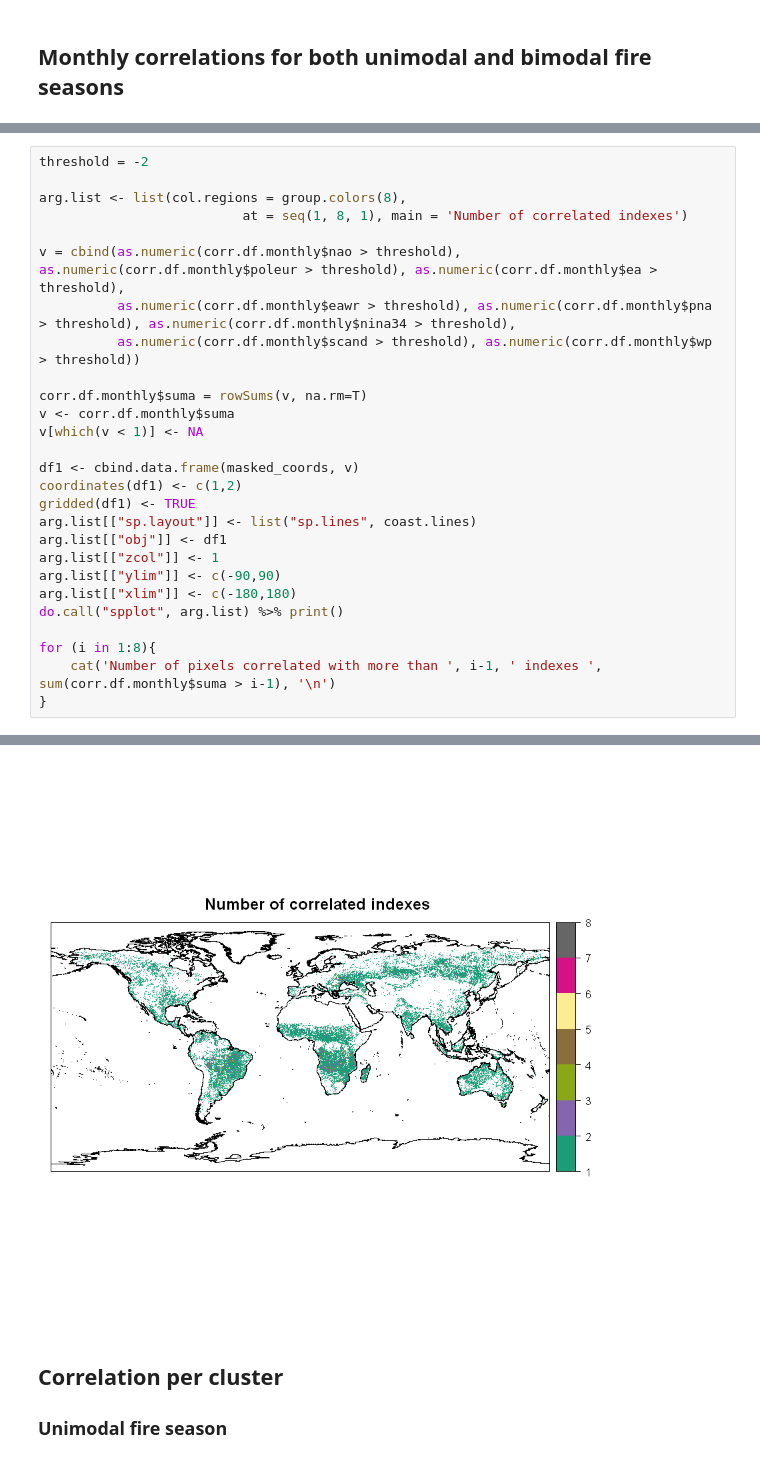
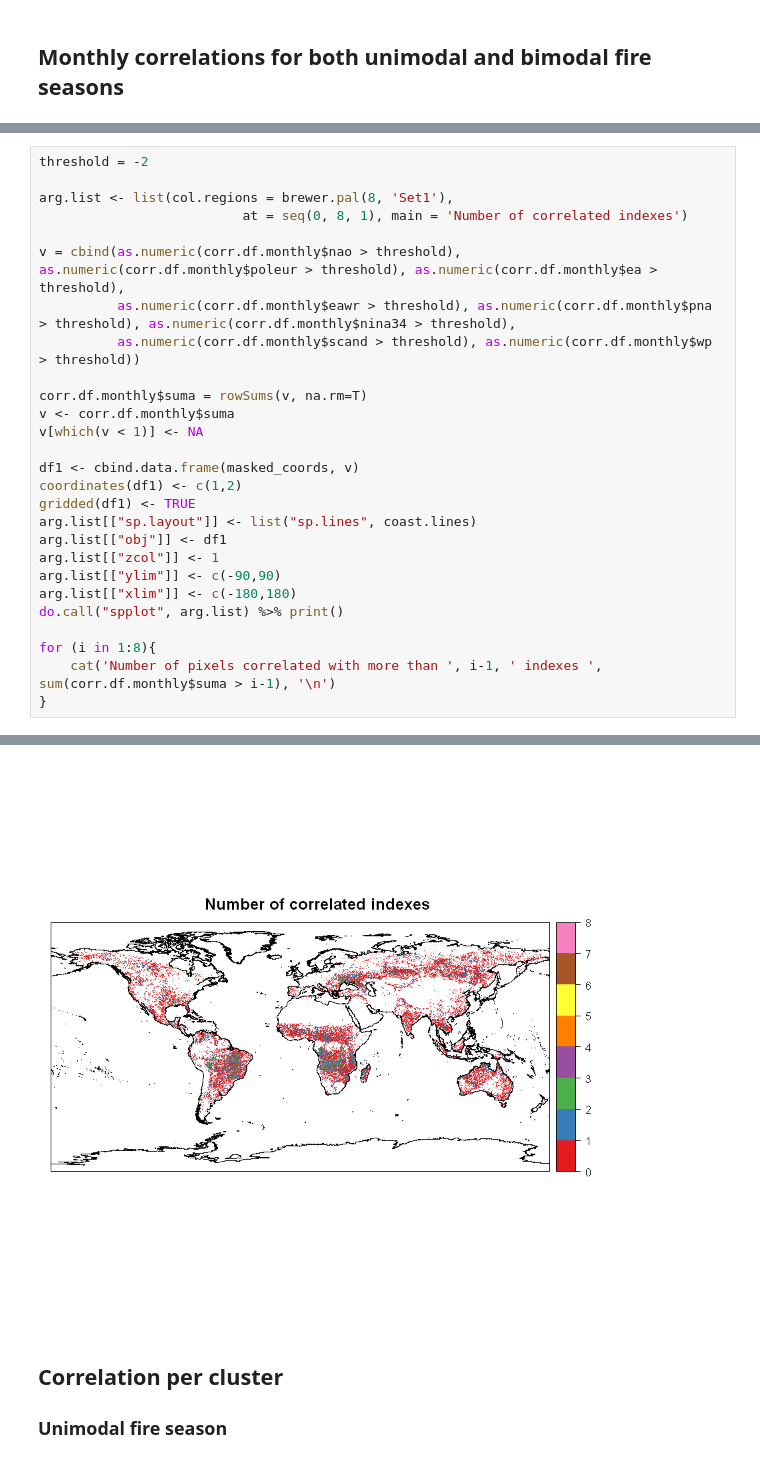
Before and after one commit to MarcosVM98/TFM, a Jupyter notebook: notebooks/Correlation_Per75.ipynb, the cells around one changed output, grey strips where cells are left out. Drawn from its saved outputs; the diff is of its cells as text.

Commit message:
Changes in the structure of the script and add a new palet for the plots

```diff
--- a/notebooks/Correlation_Per75.ipynb
+++ b/notebooks/Correlation_Per75.ipynb
@@ -342,42 +325,42 @@ Warning message in points2grid(points, tolerance, round):
 # %%
 threshold = -2
 
-arg.list <- list(col.regions = group.colors(8),
-                          at = seq(1, 8, 1), main = 'Number of correlated indexes')
+arg.list <- list(col.regions = brewer.pal(8, 'Set1'),
+                          at = seq(0, 8, 1), main = 'Number of correlated indexes')
 
 v = cbind(as.numeric(corr.df.monthly$nao > threshold), as.numeric(corr.df.monthly$poleur > threshold), as.numeric(corr.df.monthly$ea > threshold),
           as.numeric(corr.df.monthly$eawr > threshold), as.numeric(corr.df.monthly$pna > threshold), as.numeric(corr.df.monthly$nina34 > threshold),
           as.numeric(corr.df.monthly$scand > threshold), as.numeric(corr.df.monthly$wp > threshold))
 
 corr.df.monthly$suma = rowSums(v, na.rm=T)
 v <- corr.df.monthly$suma
 v[which(v < 1)] <- NA
 
 df1 <- cbind.data.frame(masked_coords, v)
 coordinates(df1) <- c(1,2)
 gridded(df1) <- TRUE
 arg.list[["sp.layout"]] <- list("sp.lines", coast.lines)
 arg.list[["obj"]] <- df1
 arg.list[["zcol"]] <- 1
 arg.list[["ylim"]] <- c(-90,90)
 arg.list[["xlim"]] <- c(-180,180)
 do.call("spplot", arg.list) %>% print()
 
 for (i in 1:8){
     cat('Number of pixels correlated with more than ', i-1, ' indexes ', sum(corr.df.monthly$suma > i-1), '\n')
 }
 # %% [output]
 Warning message in points2grid(points, tolerance, round):
 "grid has empty column/rows in dimension 1"
 Number of pixels correlated with more than  0  indexes  49176
 Number of pixels correlated with more than  1  indexes  17193
 Number of pixels correlated with more than  2  indexes  5084
 Number of pixels correlated with more than  3  indexes  1047
 Number of pixels correlated with more than  4  indexes  145
 Number of pixels correlated with more than  5  indexes  19
 Number of pixels correlated with more than  6  indexes  2
 Number of pixels correlated with more than  7  indexes  0
-[figure, old version]
+[figure, new version]
 # %% [markdown]
 ## Correlation per cluster
 
```
Also changed, not shown: parts of 7 cells of this notebook, 1 other file.
